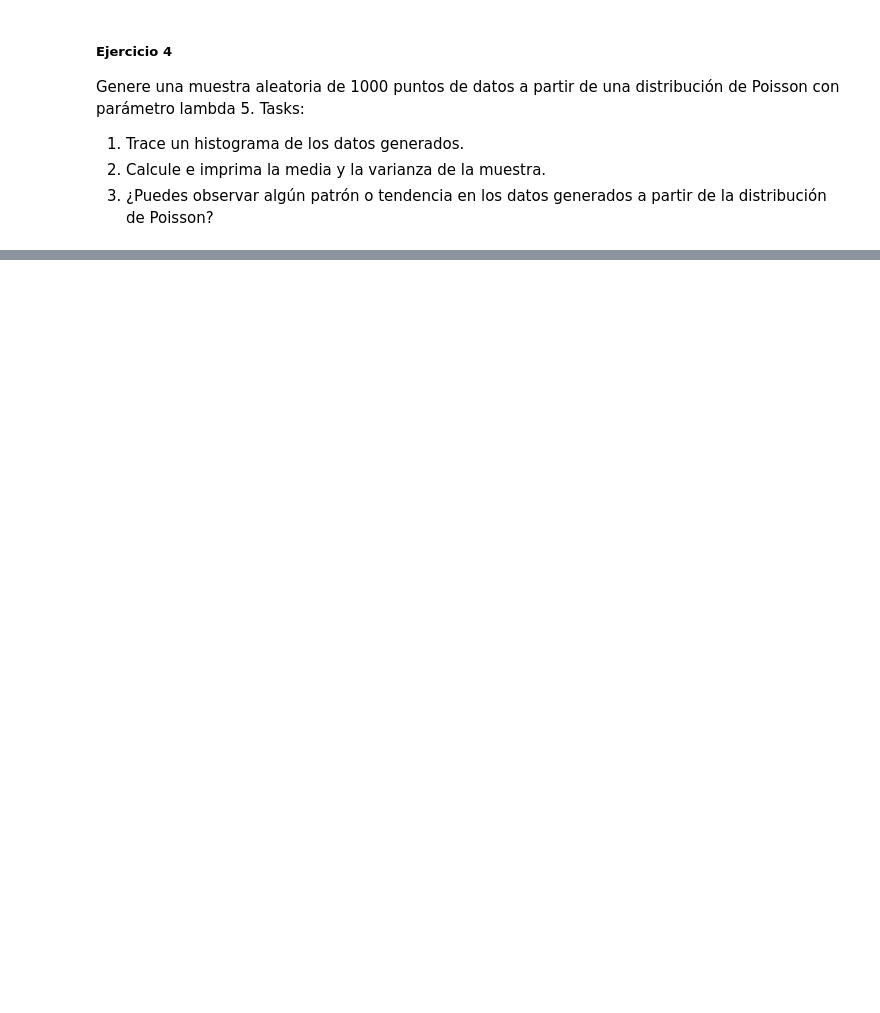
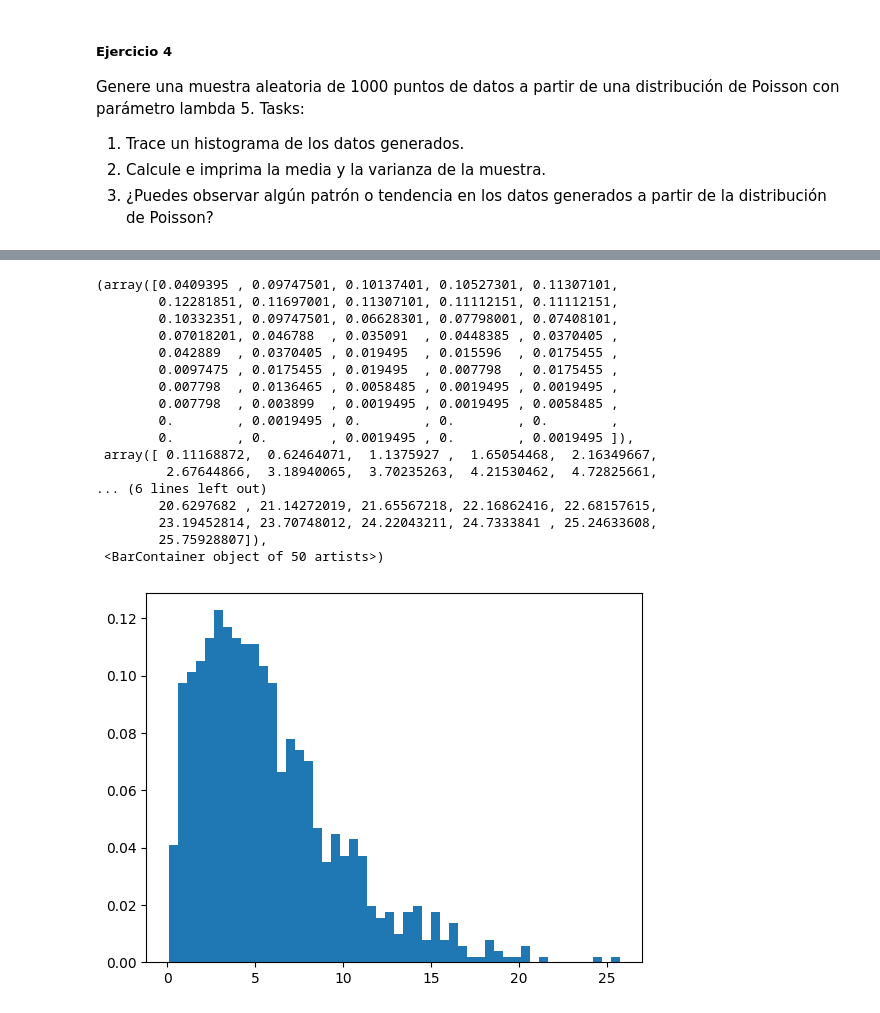
Before and after one commit to 20Candy/Lab1_Simulacion, a Jupyter notebook: main.ipynb, the cells around one changed output, grey strips where cells are left out. Cells and saved outputs as stored; diff of their text form; code cells hidden in the pictures; blank space fills up the shorter version.

```diff
--- a/main.ipynb
+++ b/main.ipynb
@@ -94,0 +117,23 @@ Varianza:  5.4449760000000005
+# %%
+shape, scale = 2., 3.
+s = np.random.gamma(shape, scale, 1000)
+plt.hist(s, 50, density=True)
+# %% [output]
+(array([0.0409395 , 0.09747501, 0.10137401, 0.10527301, 0.11307101,
+        0.12281851, 0.11697001, 0.11307101, 0.11112151, 0.11112151,
+        0.10332351, 0.09747501, 0.06628301, 0.07798001, 0.07408101,
+        0.07018201, 0.046788  , 0.035091  , 0.0448385 , 0.0370405 ,
+        0.042889  , 0.0370405 , 0.019495  , 0.015596  , 0.0175455 ,
+        0.0097475 , 0.0175455 , 0.019495  , 0.007798  , 0.0175455 ,
+        0.007798  , 0.0136465 , 0.0058485 , 0.0019495 , 0.0019495 ,
+        0.007798  , 0.003899  , 0.0019495 , 0.0019495 , 0.0058485 ,
+        0.        , 0.0019495 , 0.        , 0.        , 0.        ,
+        0.        , 0.        , 0.0019495 , 0.        , 0.0019495 ]),
+ array([ 0.11168872,  0.62464071,  1.1375927 ,  1.65054468,  2.16349667,
+         2.67644866,  3.18940065,  3.70235263,  4.21530462,  4.72825661,
+... (6 lines left out)
+        20.6297682 , 21.14272019, 21.65567218, 22.16862416, 22.68157615,
+        23.19452814, 23.70748012, 24.22043211, 24.7333841 , 25.24633608,
+        25.75928807]),
+ <BarContainer object of 50 artists>)
+[figure, added]
```
Also changed, not shown: parts of 10 cells of this notebook.
